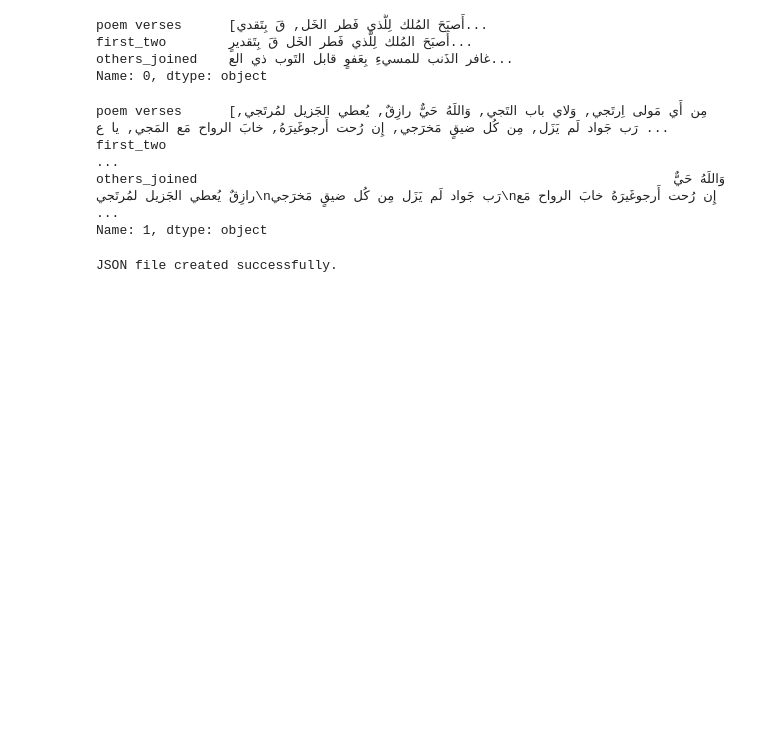
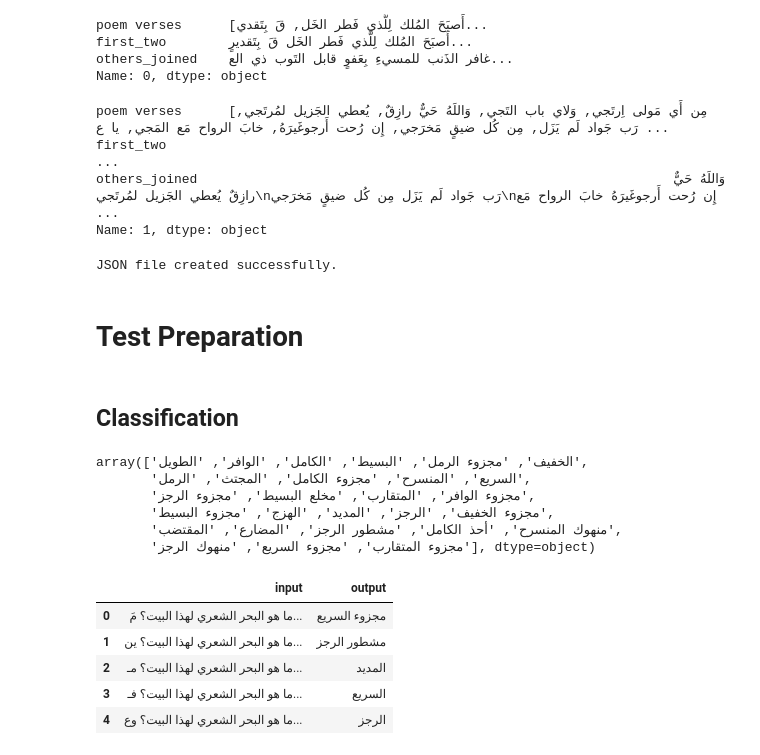
Before and after one commit to AbdulRahmanBenatia/Allam-Challenge, a Jupyter notebook: preprocess.ipynb, the cells around one changed output. Cells and saved outputs as stored; diff of their text form; code cells hidden in the pictures; blank space fills up the shorter version.

```diff
--- a/preprocess.ipynb
+++ b/preprocess.ipynb
@@ -633,3 +641,26 @@ with open('train_gen.json', 'w', encoding='utf-8') as json_file:
 print("JSON file created successfully.")
 # %% [output]
 JSON file created successfully.
+# %% [markdown]
+# Test Preparation
+# %% [markdown]
+## Classification
+# %%
+df_filtered['poem meter'].unique()
+# %% [output]
+array(['الخفيف', 'مجزوء الرمل', 'البسيط', 'الكامل', 'الوافر', 'الطويل',
+       'السريع', 'المنسرح', 'مجزوء الكامل', 'المجتث', 'الرمل',
+       'مجزوء الوافر', 'المتقارب', 'مخلع البسيط', 'مجزوء الرجز',
+       'مجزوء الخفيف', 'الرجز', 'المديد', 'الهزج', 'مجزوء البسيط',
+       'منهوك المنسرح', 'أحذ الكامل', 'مشطور الرجز', 'المضارع', 'المقتضب',
+       'مجزوء المتقارب', 'مجزوء السريع', 'منهوك الرجز'], dtype=object)
+# %%
+df_utrain = pd.read_json("USED_DATA/train.json")
+df_utrain.head()
+# %% [output]
+|  | input | output |
+| 0 | ما هو البحر الشعري لهذا البيت؟ مَ... | مجزوء السريع |
+| 1 | ما هو البحر الشعري لهذا البيت؟ ين... | مشطور الرجز |
+| 2 | ما هو البحر الشعري لهذا البيت؟ مـ... | المديد |
+| 3 | ما هو البحر الشعري لهذا البيت؟ فـ... | السريع |
+| 4 | ما هو البحر الشعري لهذا البيت؟ وع... | الرجز |
```
Also changed, not shown: parts of 41 cells of this notebook, 3 other files.
